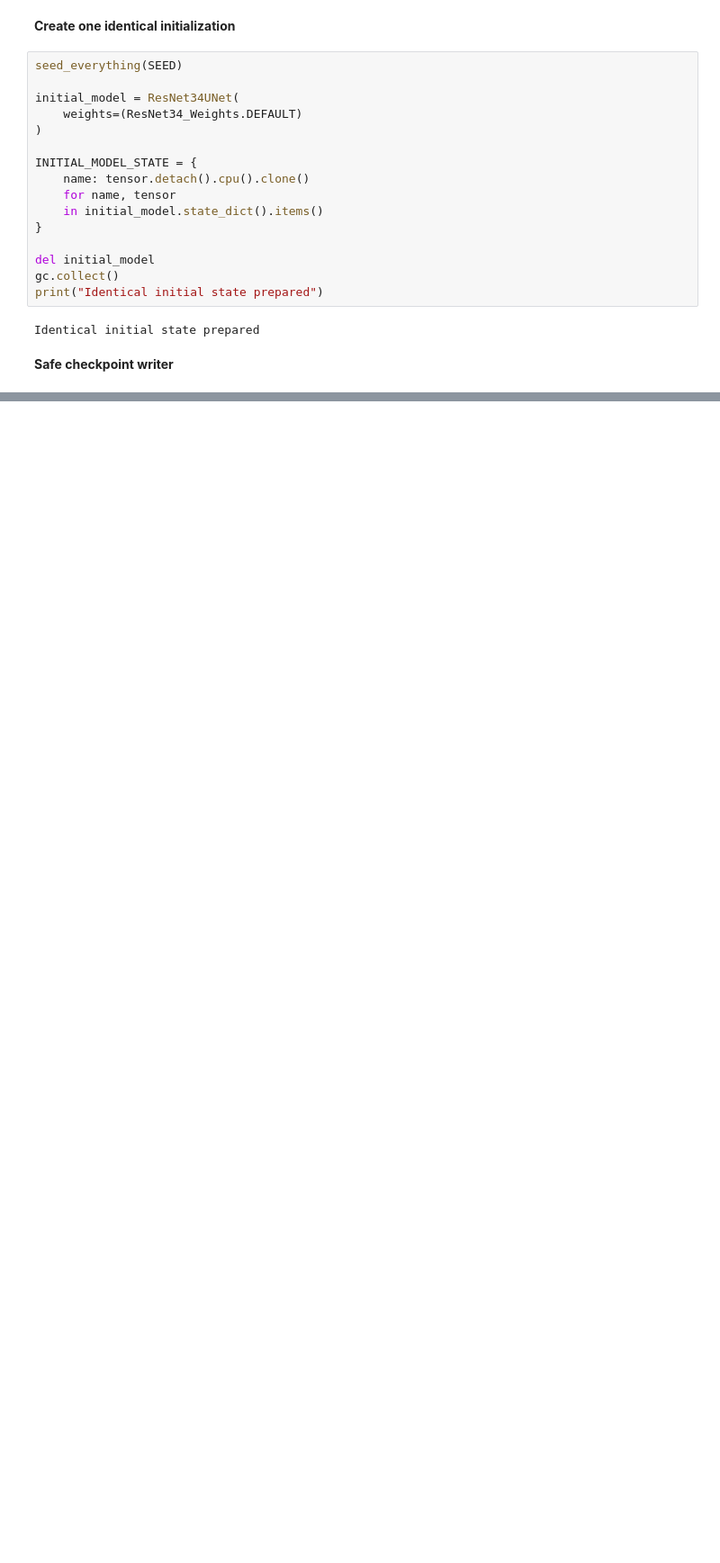
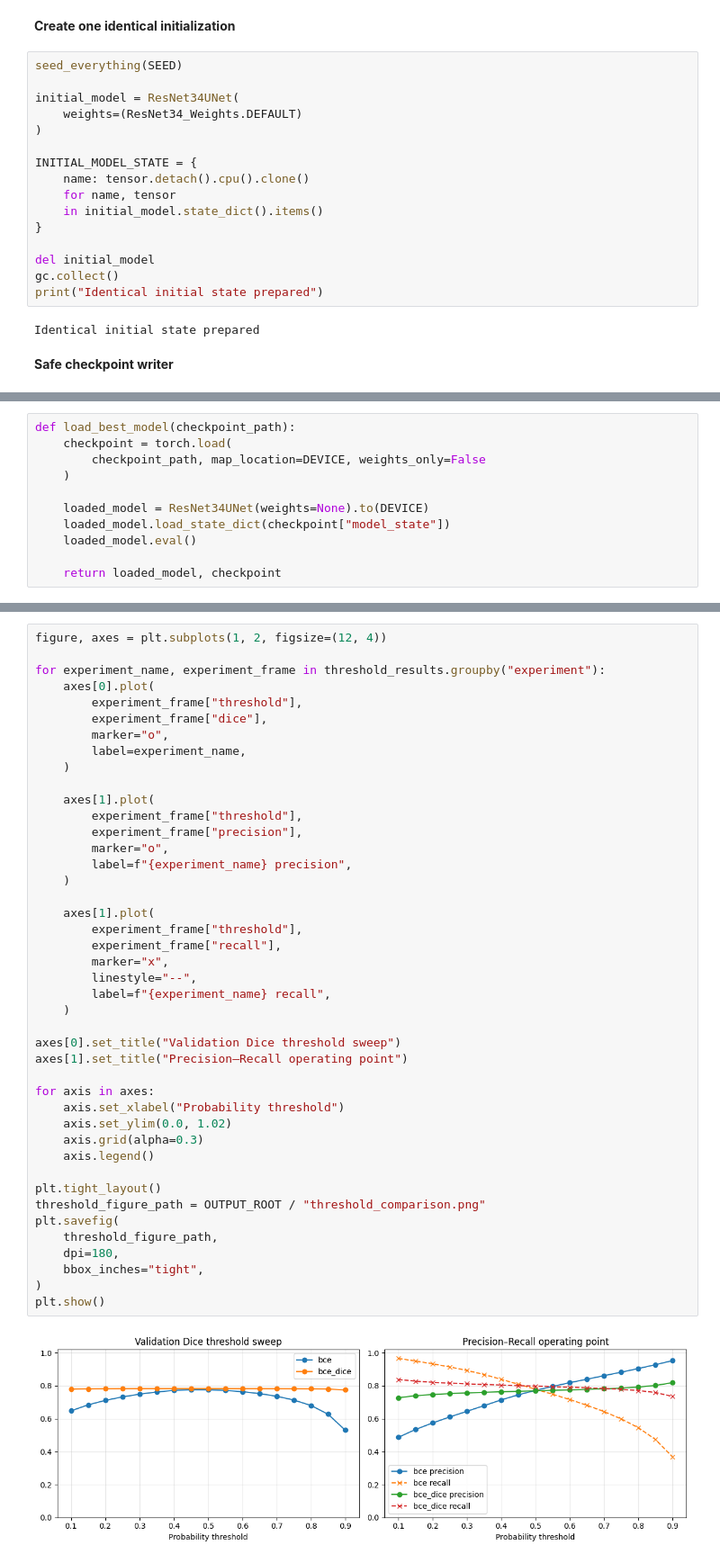
Before and after one commit to mdmohsin212/modern-vision-multimodal-lab, a Jupyter notebook: Vision/02_segmentation/unet_semantic_segmentation.ipynb, the cells around one changed output, grey strips where cells are left out. Shown at 90% size. Saved outputs shown, nothing was run; the diff lists cells and outputs as text; blank space fills up the shorter version.

```diff
--- a/Vision/02_segmentation/unet_semantic_segmentation.ipynb
+++ b/Vision/02_segmentation/unet_semantic_segmentation.ipynb
@@ -877,0 +1200,11 @@ Identical initial state prepared
+# %%
+def load_best_model(checkpoint_path):
+    checkpoint = torch.load(
+        checkpoint_path, map_location=DEVICE, weights_only=False
+    )
+
+    loaded_model = ResNet34UNet(weights=None).to(DEVICE)
+    loaded_model.load_state_dict(checkpoint["model_state"])
+    loaded_model.eval()
+
+    return loaded_model, checkpoint
@@ -877,0 +1324,45 @@ Identical initial state prepared
+# %%
+figure, axes = plt.subplots(1, 2, figsize=(12, 4))
+
+for experiment_name, experiment_frame in threshold_results.groupby("experiment"):
+    axes[0].plot(
+        experiment_frame["threshold"],
+        experiment_frame["dice"],
+        marker="o",
+        label=experiment_name,
+    )
+
+    axes[1].plot(
+        experiment_frame["threshold"],
+        experiment_frame["precision"],
+        marker="o",
+        label=f"{experiment_name} precision",
+    )
+
+    axes[1].plot(
+        experiment_frame["threshold"],
+        experiment_frame["recall"],
+        marker="x",
+        linestyle="--",
+        label=f"{experiment_name} recall",
+    )
+
+axes[0].set_title("Validation Dice threshold sweep")
+axes[1].set_title("Precision–Recall operating point")
+
+for axis in axes:
+    axis.set_xlabel("Probability threshold")
+    axis.set_ylim(0.0, 1.02)
+    axis.grid(alpha=0.3)
+    axis.legend()
+
+plt.tight_layout()
+threshold_figure_path = OUTPUT_ROOT / "threshold_comparison.png"
+plt.savefig(
+    threshold_figure_path,
+    dpi=180,
+    bbox_inches="tight",
+)
+plt.show()
+# %% [output]
+[figure, added]
```
Also changed, not shown: parts of 19 cells of this notebook.
